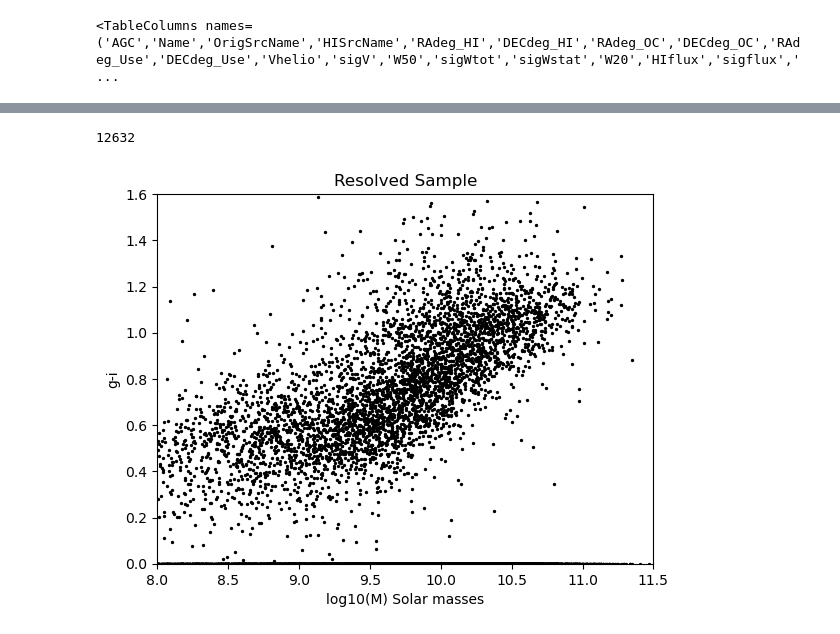
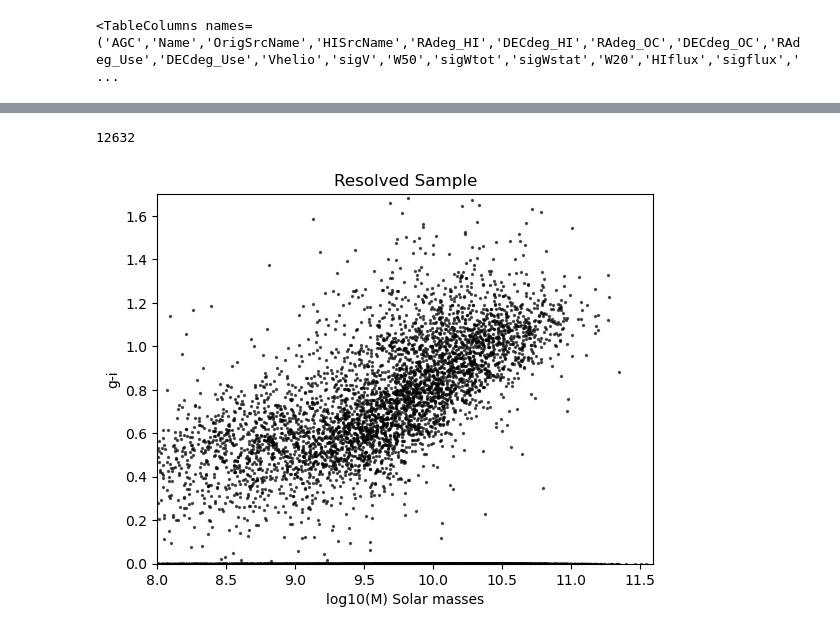
Before and after one commit to EvanBarkus/WISESize_Project, a Jupyter notebook: StudentFigure.ipynb, the cells around one changed output, grey strips where cells are left out. Drawn from its saved outputs; the diff is of its cells as text; code cells hidden in the pictures.

```diff
--- a/StudentFigure.ipynb
+++ b/StudentFigure.ipynb
@@ -71,18 +108,20 @@ cbar.set_label('Redshift',rotation=270,labelpad=20)
 # %%
+#Define x data as mass and y data as g-i
 x = cuttab['MASS']
-y = cuttab['gmi_corr'] #cuttab['gmag_corr']-cuttab['imag_corr']
+y = cuttab['gmi_corr'] #cuttab['absMag_g_corr']-cuttab['absMag_i_corr'] #cuttab['gmag_corr']-cuttab['imag_corr']
 
 #a, b = np.polyfit(x, y, 1)
 
+#Plot mass vs color
 plt.title('Resolved Sample')
-plt.scatter(np.log10(x),y,s=2,color='black')
-plt.ylim(0,1.6)
-plt.xlim(8,11.5)
+plt.scatter(np.log10(x),y,s=2,alpha=0.6,color='black')
+plt.ylim(0,1.7)
+plt.xlim(8,11.6)
 plt.xlabel('log10(M) Solar masses')
 plt.ylabel('g-i')
 print(len(cuttab['gmi_corr']))
 
 #plt.plot(x, a*x+b)
 # %% [output]
 12632
-[figure, old version]
+[figure, new version]
```
Also changed, not shown: parts of 6 cells of this notebook, 1 other file.
